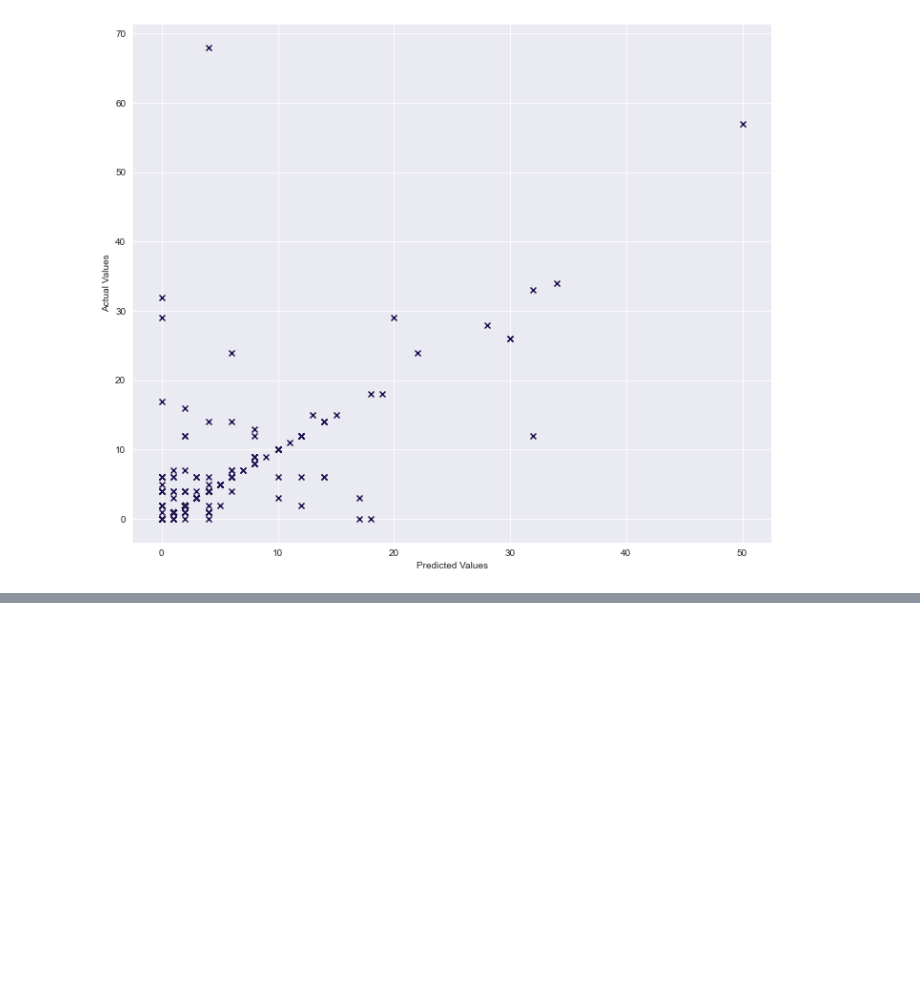
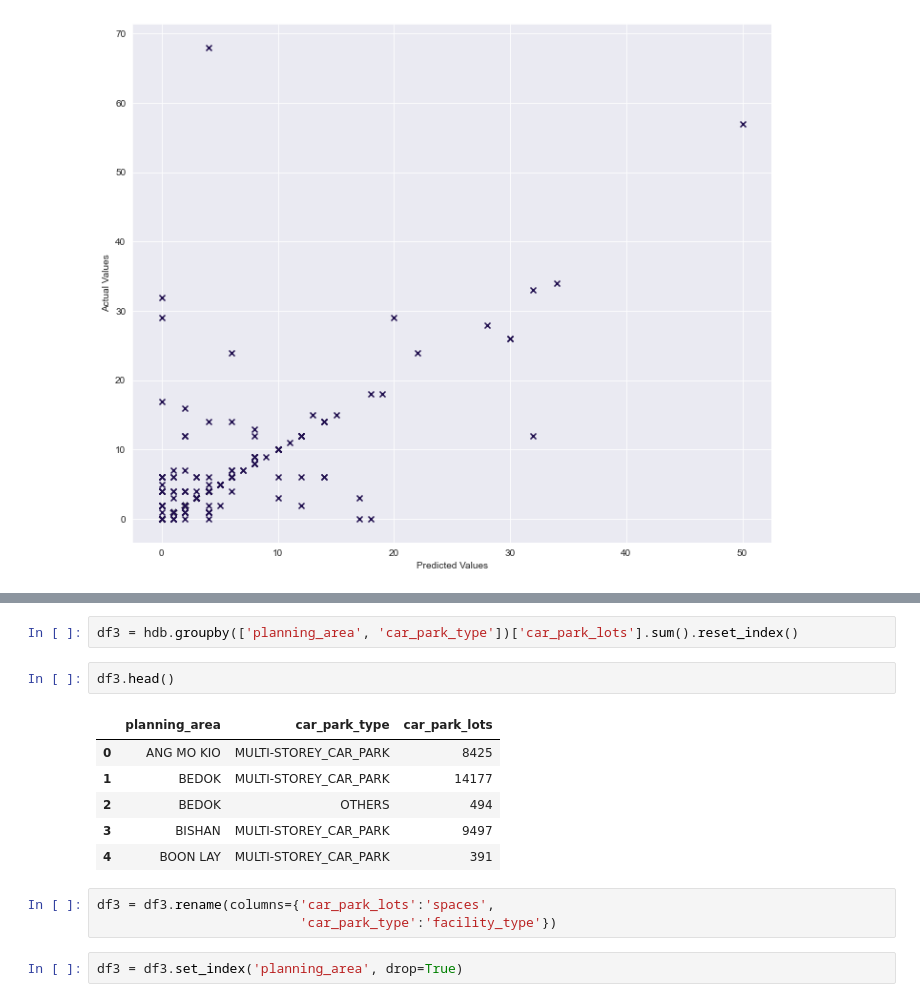
Before and after one commit to tzeyi-teh/Capstone, a Jupyter notebook: Part III - EDA, Modeling, Predictive Analysis.ipynb, the cells around one changed output, grey strips where cells are left out. Cells and saved outputs as stored; diff of their text form; blank space fills up the shorter version.

```diff
--- a/Part III - EDA, Modeling, Predictive Analysis.ipynb
+++ b/Part III - EDA, Modeling, Predictive Analysis.ipynb
@@ -410,0 +512,16 @@ Text(0, 0.5, 'Actual Values')
+# %%
+df3 = hdb.groupby(['planning_area', 'car_park_type'])['car_park_lots'].sum().reset_index()
+# %%
+df3.head()
+# %% [output]
+|  | planning_area | car_park_type | car_park_lots |
+| 0 | ANG MO KIO | MULTI-STOREY_CAR_PARK | 8425 |
+| 1 | BEDOK | MULTI-STOREY_CAR_PARK | 14177 |
+| 2 | BEDOK | OTHERS | 494 |
+| 3 | BISHAN | MULTI-STOREY_CAR_PARK | 9497 |
+| 4 | BOON LAY | MULTI-STOREY_CAR_PARK | 391 |
+# %%
+df3 = df3.rename(columns={'car_park_lots':'spaces',
+                          'car_park_type':'facility_type'})
+# %%
+df3 = df3.set_index('planning_area', drop=True)
```
Also changed, not shown: parts of 24 cells of this notebook.
